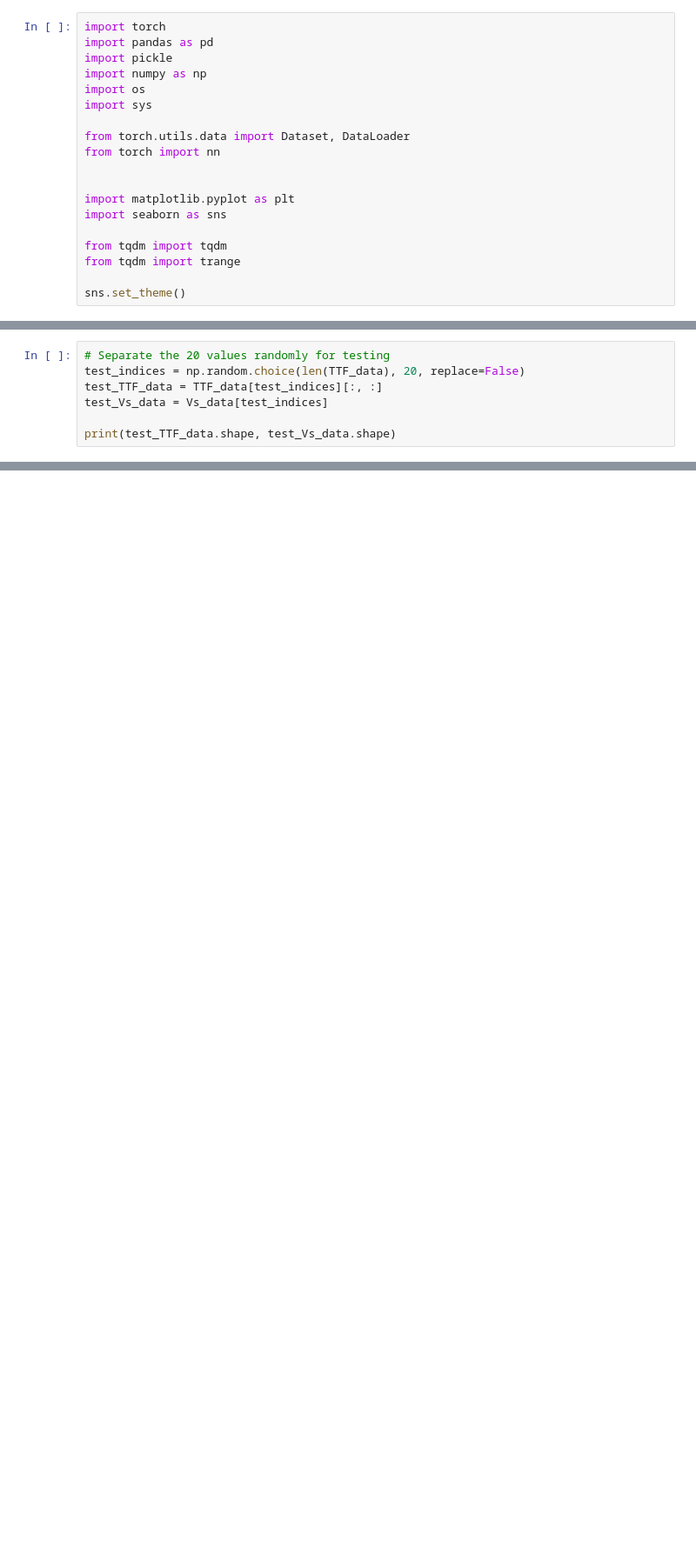
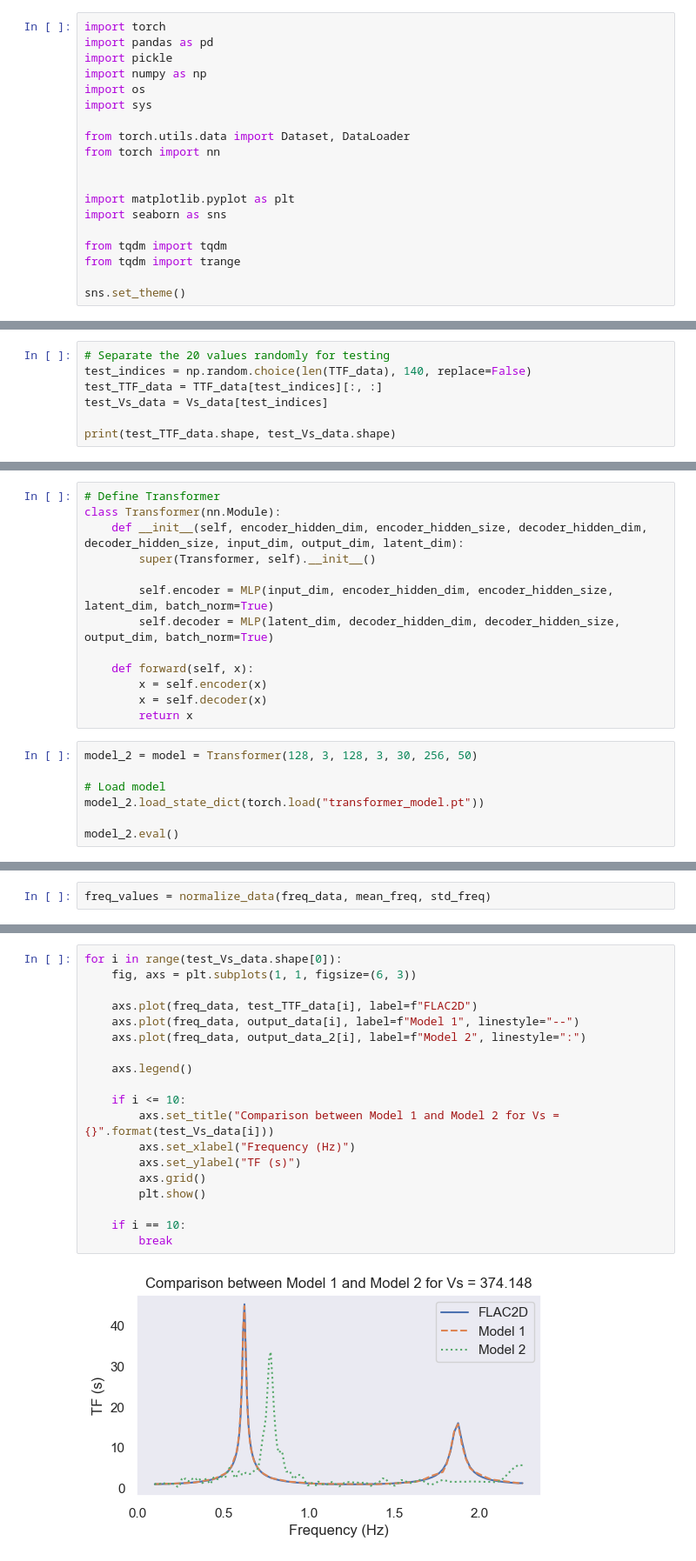
Before and after one commit to KurtSoncco/GNN_Soil_Dynamics, a Jupyter notebook: Comparison.ipynb, the cells around one changed output, grey strips where cells are left out. Shown at 87% size. Drawn from its saved outputs; the diff is of its cells as text; blank space fills up the shorter version.

Commit message:
Comparison completed for 1d 1 column 1 soil

```diff
--- a/Comparison.ipynb
+++ b/Comparison.ipynb
@@ -45,7 +45,7 @@ freq = freq_data[:]
 (146, 256) (146,)
 # %%
 # Separate the 20 values randomly for testing
-test_indices = np.random.choice(len(TTF_data), 20, replace=False)
+test_indices = np.random.choice(len(TTF_data), 140, replace=False)
 test_TTF_data = TTF_data[test_indices][:, :]
 test_Vs_data = Vs_data[test_indices]
 
@@ -112,0 +134,20 @@ dataset = TTFDataset(TTF_values, Vs_values, freq_values)
+# %%
+# Define Transformer
+class Transformer(nn.Module):
+    def __init__(self, encoder_hidden_dim, encoder_hidden_size, decoder_hidden_dim, decoder_hidden_size, input_dim, output_dim, latent_dim):
+        super(Transformer, self).__init__()
+
+        self.encoder = MLP(input_dim, encoder_hidden_dim, encoder_hidden_size, latent_dim, batch_norm=True)
+        self.decoder = MLP(latent_dim, decoder_hidden_dim, decoder_hidden_size, output_dim, batch_norm=True)
+
+    def forward(self, x):
+        x = self.encoder(x)
+        x = self.decoder(x)
+        return x
+# %%
+model_2 = model = Transformer(128, 3, 128, 3, 30, 256, 50)
+
+# Load model
+model_2.load_state_dict(torch.load("transformer_model.pt"))
+
+model_2.eval()
@@ -112,0 +174,2 @@ dataset = TTFDataset(TTF_values, Vs_values, freq_values)
+# %%
+freq_values = normalize_data(freq_data, mean_freq, std_freq)
@@ -112,0 +225,21 @@ dataset = TTFDataset(TTF_values, Vs_values, freq_values)
+# %%
+for i in range(test_Vs_data.shape[0]):
+    fig, axs = plt.subplots(1, 1, figsize=(6, 3))
+
+    axs.plot(freq_data, test_TTF_data[i], label=f"FLAC2D")
+    axs.plot(freq_data, output_data[i], label=f"Model 1", linestyle="--")
+    axs.plot(freq_data, output_data_2[i], label=f"Model 2", linestyle=":")
+
+    axs.legend()
+
+    if i <= 10:
+        axs.set_title("Comparison between Model 1 and Model 2 for Vs = {}".format(test_Vs_data[i]))
+        axs.set_xlabel("Frequency (Hz)")
+        axs.set_ylabel("TF (s)")
+        axs.grid()
+        plt.show()
+
+    if i == 10:
+        break
+# %% [output]
+[figure, added]
```
Also changed, not shown: parts of 18 cells of this notebook, 5 other files.
